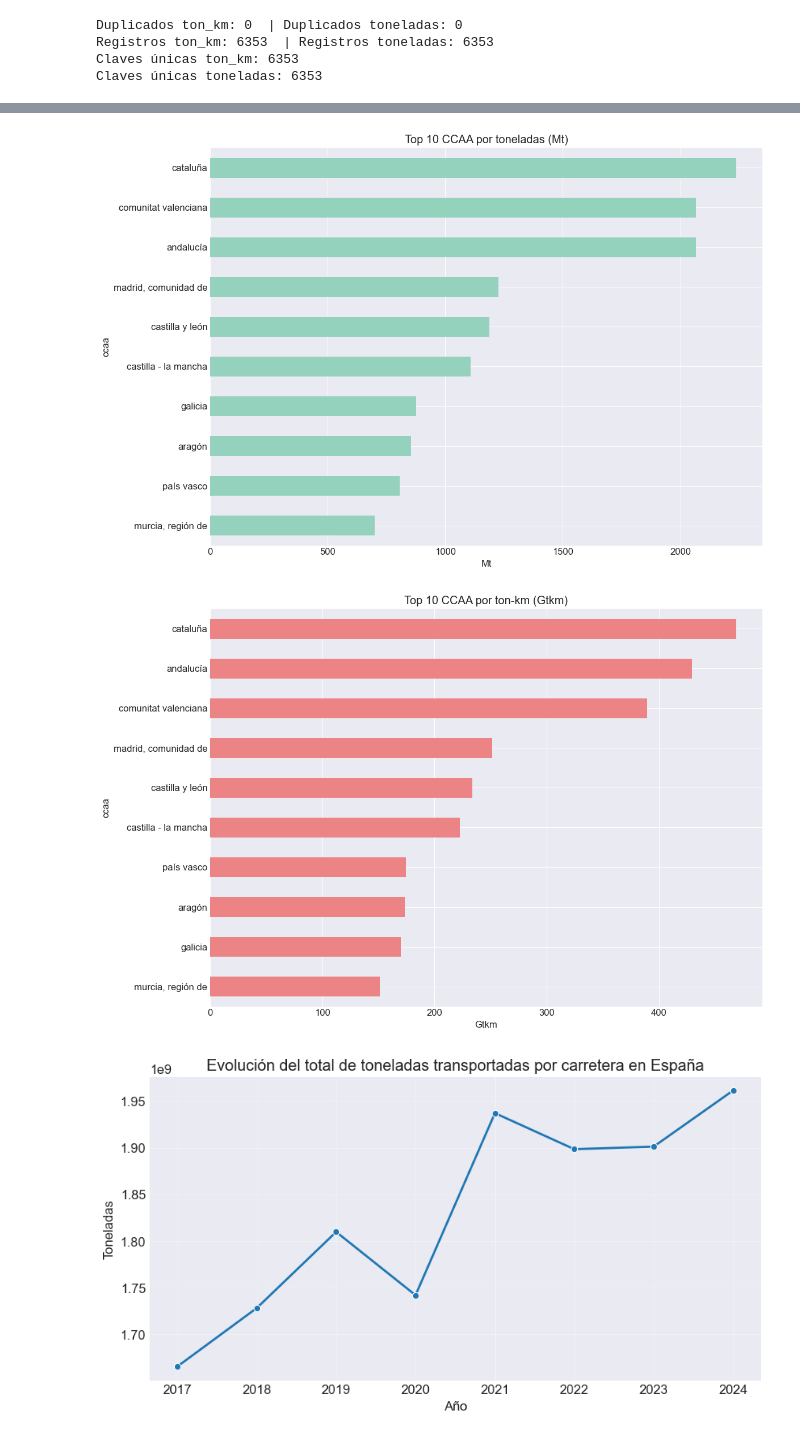
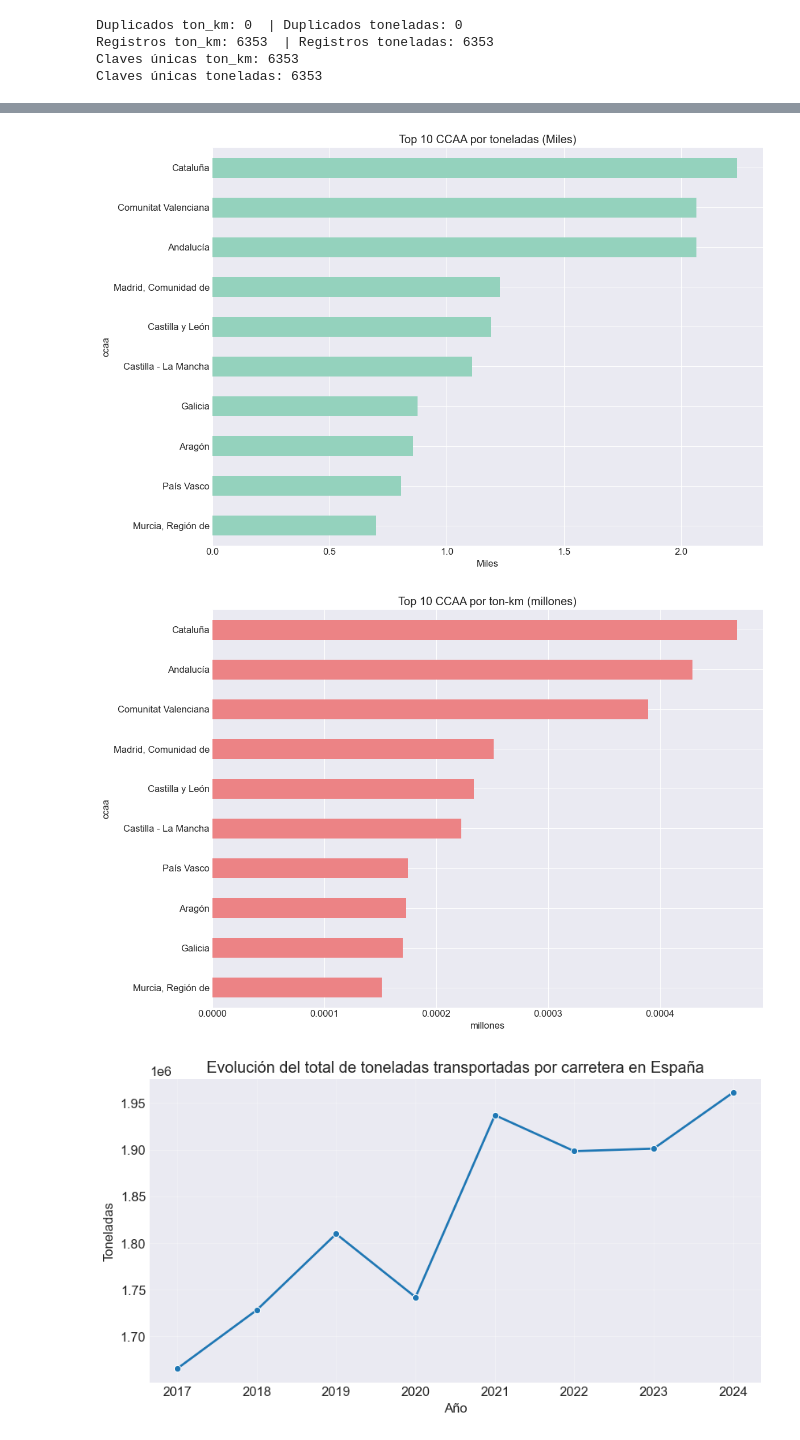
Before and after one commit to esanchezlaulhe1312/transporte_mercancias_carretera, a Jupyter notebook: notebooks/01_exploracion_CO280.ipynb, the cells around one changed output, grey strips where cells are left out. Drawn from its saved outputs; the diff is of its cells as text; code cells hidden in the pictures.

```diff
--- a/notebooks/01_exploracion_CO280.ipynb
+++ b/notebooks/01_exploracion_CO280.ipynb
@@ -131,10 +121,10 @@ Textbox277: 23
 Textbox279: 2533
 # %%
 # Copia de trabajo
-df = df_280.copy()
+df_280_copy = df_280.copy()
 
 # Renombrar columnas
-df.columns = ['año', 'ccaa', 'desplazamiento', 'subtipo',
+df_280_copy.columns = ['año', 'ccaa', 'desplazamiento', 'subtipo',
               'mercancia', 'unidad', 'valor', 'textbox3', 'textbox277', 'textbox279']
 # %%
 # Eliminar columnas innecesarias
@@ -203,9 +185,11 @@ Filas después de limpiar: 12706
 Comunidades únicas: 15
 # %%
 # Filtrar solo toneladas
-df_ton = df[df['unidad'].str.contains('miles de toneladas', case=False)].copy()
+df_ton = df_280_copy[df_280_copy['unidad'].str.contains('miles de toneladas', case=False)].copy()
 
-df_ton = df_ton.drop(columns=['unidad','valor'])
+df_ton = df_ton.drop(columns=['unidad'])
+
+df_ton.columns=['año','ccaa','desplazamiento','subtipo','mercancia','toneladas(miles)']
 
 df_ton.head()
 # %% [output]
@@ -218,15 +202,11 @@ df_ton.head()
 # %%
 # Filtrar solo toneladas-km
-df_ton_km = df[df['unidad'].str.contains('millones de toneladas-kilómetro', case=False)].copy()
+df_ton_km = df_280_copy[df_280_copy['unidad'].str.contains('millones de toneladas-kilómetro', case=False)].copy()
 
 # Eliminar columnas innecesarias
-df_ton_km= df_ton_km.drop(columns=['toneladas','unidad'])
+df_ton_km= df_ton_km.drop(columns=['unidad'])
 
-df_ton_km.columns=['año','ccaa','desplazamiento','subtipo','mercancia','ton-km']
+df_ton_km.columns=['año','ccaa','desplazamiento','subtipo','mercancia','ton-km(millones)']
 
-df_ton_km['ton-km'] = df_ton_km['ton-km']* 1000000  # convertir a mill. toneladas-km
-
-df_ton_km['ton-km']=df_ton_km['ton-km'].round(2)
-# Vista previa
 df_ton_km.head(10)
 # %% [output]
@@ -257,11 +237,11 @@ Registros ton_km: 6353  | Registros toneladas: 6353
 Claves únicas ton_km: 6353
 Claves únicas toneladas: 6353
 # %%
-df_final = df_ton_km.merge(
+df_280_final = df_ton_km.merge(
     df_ton,
     on=['año','ccaa','desplazamiento','subtipo','mercancia'],
     how='inner',
     validate='one_to_one'  # ver si hay duplicados en las claves
 )
-df_final.sample(5)
+df_280_final.sample(5)
 # %% [output]
@@ -274,20 +254,20 @@ df_final.sample(5)
 # %%
-ccaa = df_final.groupby('ccaa')[['toneladas','ton-km']].sum()
+ccaa = df_280_final.groupby('ccaa')[['toneladas(miles)','ton-km(millones)']].sum()
 
-top10_ton = ccaa.sort_values('toneladas', ascending=False).head(10)
-top10_tkm = ccaa.sort_values('ton-km', ascending=False).head(10)
+top10_ton = ccaa.sort_values('toneladas(miles)', ascending=False).head(10)
+top10_tkm = ccaa.sort_values('ton-km(millones)', ascending=False).head(10)
 
 # Toneladas (Mt)
-ax = (top10_ton['toneladas']/1e6).sort_values().plot(kind='barh',color='#94D2BD')
-ax.set_title('Top 10 CCAA por toneladas (Mt)')
-ax.set_xlabel('Mt'); plt.tight_layout(); plt.show()
+ax = (top10_ton['toneladas(miles)']/1e6).sort_values().plot(kind='barh',color='#94D2BD')
+ax.set_title('Top 10 CCAA por toneladas (Miles)')
+ax.set_xlabel('Miles'); plt.tight_layout(); plt.show()
 
 # Ton-km (Gtkm)
-ax = (top10_tkm['ton-km']/1e9).sort_values().plot(kind='barh',color='#EC8385')
-ax.set_title('Top 10 CCAA por ton-km (Gtkm)')
-ax.set_xlabel('Gtkm'); plt.tight_layout(); plt.show()
+ax = (top10_tkm['ton-km(millones)']/1e9).sort_values().plot(kind='barh',color='#EC8385')
+ax.set_title('Top 10 CCAA por ton-km (millones)')
+ax.set_xlabel('millones'); plt.tight_layout(); plt.show()
 # %% [output]
-[figure, old version]
+[figure, new version]
-[figure, old version]
+[figure, new version]
 # %%
 # Total nacional por año
```
Also changed, not shown: parts of 17 cells of this notebook, 15 other files.
